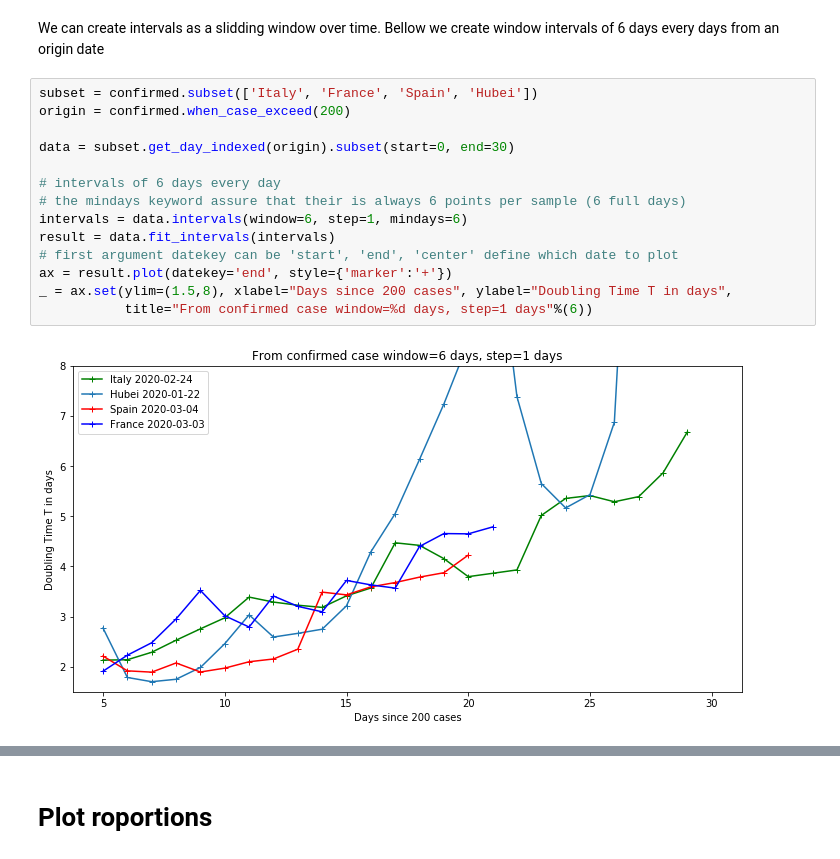
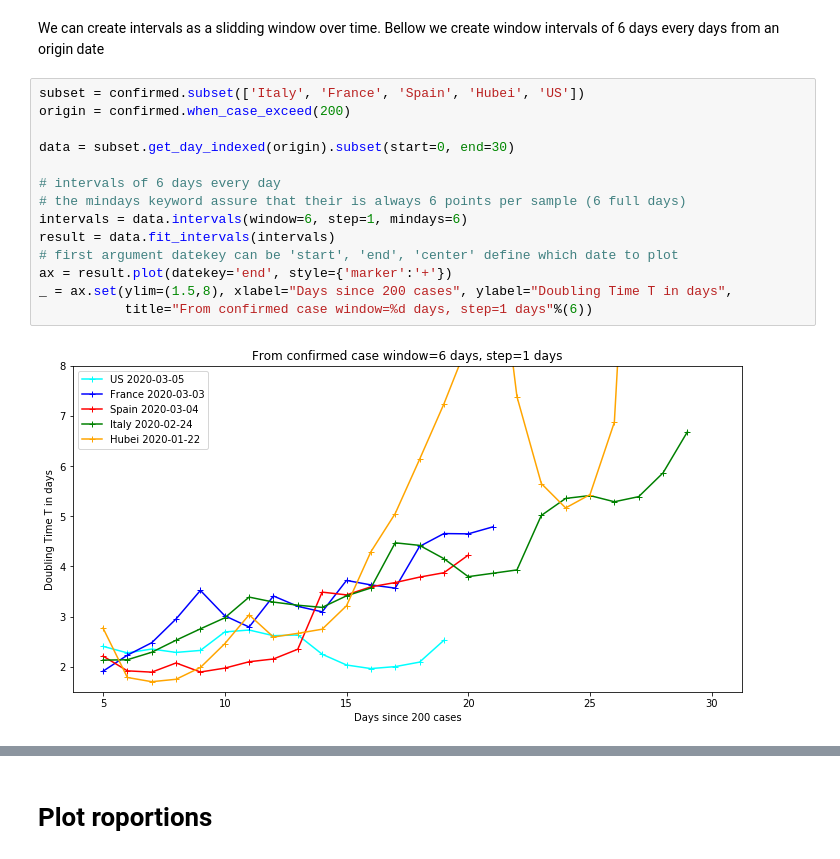
Before and after one commit to SylvainGuieu/corona, a Jupyter notebook: corona.ipynb, the cells around one changed output, grey strips where cells are left out. Saved outputs shown, nothing was run; the diff lists cells and outputs as text.

```diff
--- a/corona.ipynb
+++ b/corona.ipynb
@@ -260,19 +309,19 @@ fit_result
 # %% [markdown]
 We can create intervals as a slidding window over time. Bellow we create window intervals of 6 days every days from an origin date
 # %%
-subset = confirmed.subset(['Italy', 'France', 'Spain', 'Hubei'])
+subset = confirmed.subset(['Italy', 'France', 'Spain', 'Hubei', 'US'])
 origin = confirmed.when_case_exceed(200)
 
 data = subset.get_day_indexed(origin).subset(start=0, end=30)
 
 # intervals of 6 days every day
 # the mindays keyword assure that their is always 6 points per sample (6 full days)
 intervals = data.intervals(window=6, step=1, mindays=6)
 result = data.fit_intervals(intervals)
 # first argument datekey can be 'start', 'end', 'center' define which date to plot
 ax = result.plot(datekey='end', style={'marker':'+'})
 _ = ax.set(ylim=(1.5,8), xlabel="Days since 200 cases", ylabel="Doubling Time T in days",
            title="From confirmed case window=%d days, step=1 days"%(6))
 # %% [output]
-[figure, old version]
+[figure, new version]
 # %%
```
Also changed, not shown: parts of 22 cells of this notebook, 11 other files.
